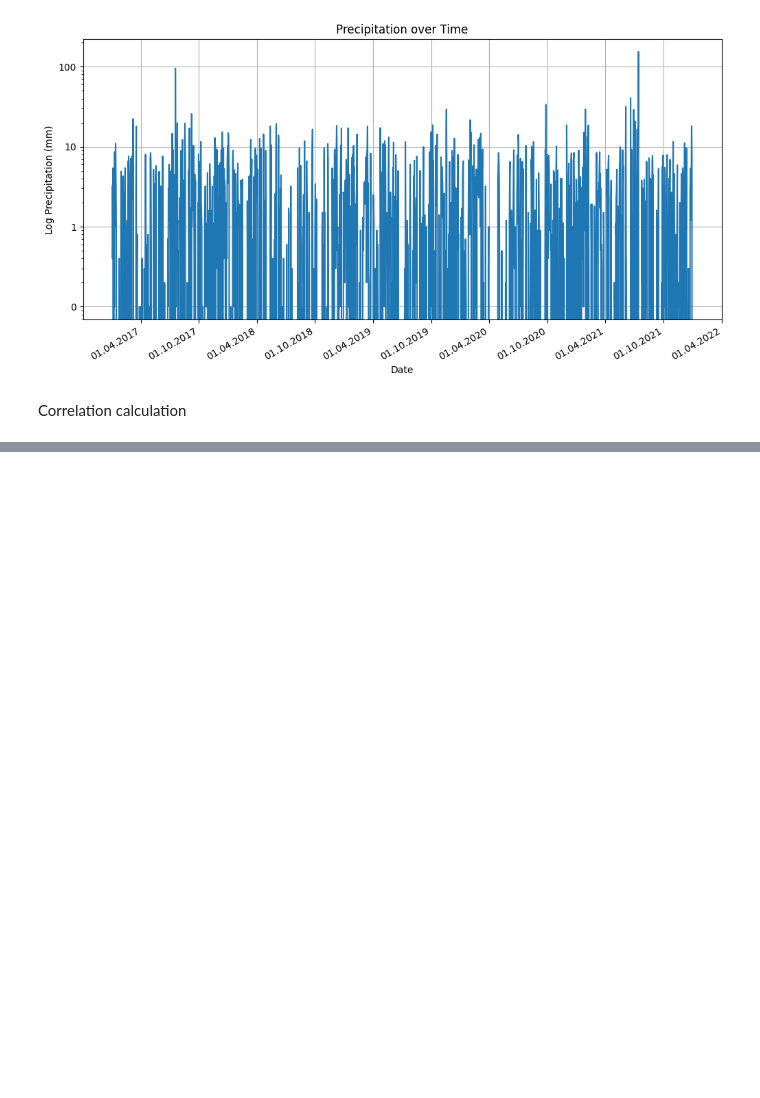
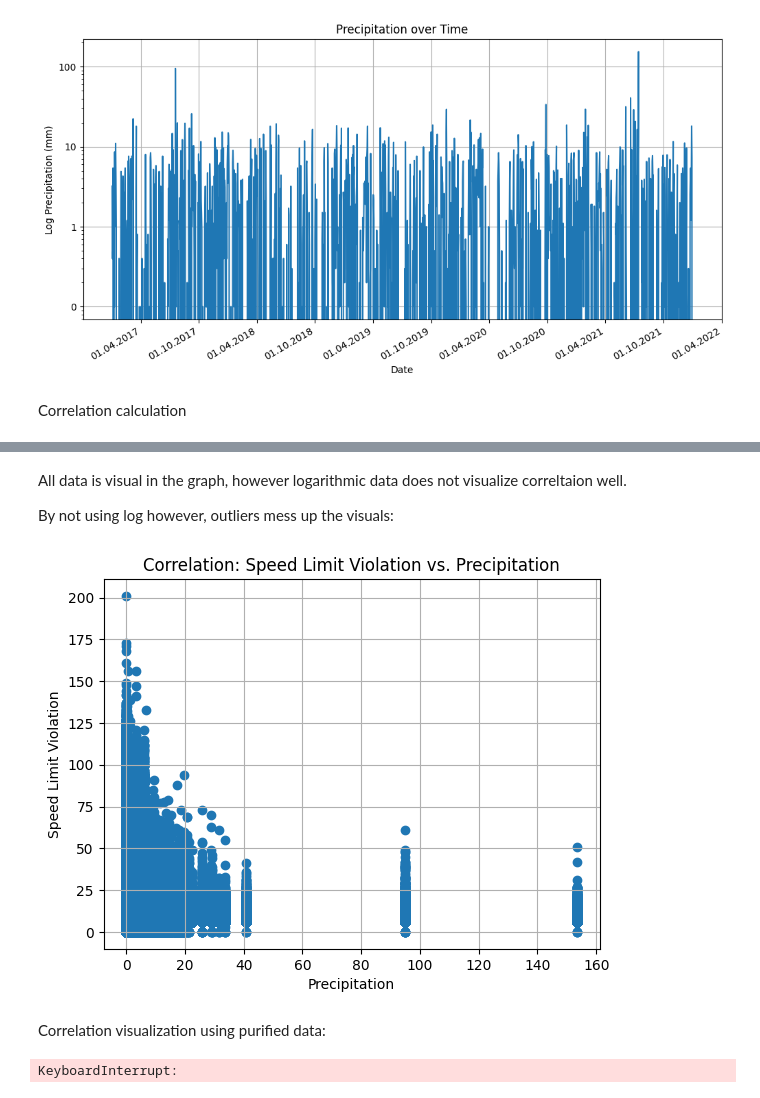
Before and after one commit to MaxSkaw/2023-amse-template, a Jupyter notebook: exploration.ipynb, the cells around one changed output, grey strips where cells are left out. Drawn from its saved outputs; the diff is of its cells as text; code cells hidden in the pictures; blank space fills up the shorter version.

```diff
--- a/exploration.ipynb
+++ b/exploration.ipynb
@@ -217,0 +222,38 @@ plt.show()
+# %% [markdown]
+All data is visual in the graph, however logarithmic data does not visualize correltaion well.
+
+By not using log however, outliers mess up the visuals:
+# %%
+plt.scatter(merged_data['prcp'], merged_data['ueberschreitung'])
+m, b = np.polyfit(merged_data['prcp'], merged_data['ueberschreitung'], 1)
+plt.plot(merged_data['prcp'], m * merged_data['prcp'] + b, color='red')
+plt.title('Correlation: Speed Limit Violation vs. Precipitation')
+plt.xlabel('Precipitation')
+plt.ylabel('Speed Limit Violation')
+plt.grid(True)
+plt.show()
+# %% [output]
+[figure, added]
+# %% [markdown]
+Correlation visualization using purified data:
+# %%
+# Filtering of outliers (99% Interquartile range)
+Q1 = np.percentile(merged_data['prcp'], 1)
+Q3 = np.percentile(merged_data['prcp'], 99)
+IQR = Q3 - Q1
+lower_bound = Q1 - 1.5 * IQR
+upper_bound = Q3 + 1.5 * IQR
+
+filtered_data = merged_data[(merged_data['prcp'] >= lower_bound) & (merged_data['prcp'] <= upper_bound)]
+
+# Scatter plot of the filtered data
+plt.scatter(filtered_data['prcp'], filtered_data['ueberschreitung'])
+m, b = np.polyfit(filtered_data['prcp'], filtered_data['ueberschreitung'], 1)
+plt.plot(filtered_data['prcp'], m * filtered_data['prcp'] + b, color='red')
+plt.title('Correlation: Speed Limit Violation vs. Precipitation')
+plt.xlabel('Precipitation')
+plt.ylabel('Speed Limit Violation')
+plt.grid(True)
+plt.show()
+# %% [output]
+KeyboardInterrupt:
```
Also changed, not shown: parts of 4 cells of this notebook, 2 other files.
